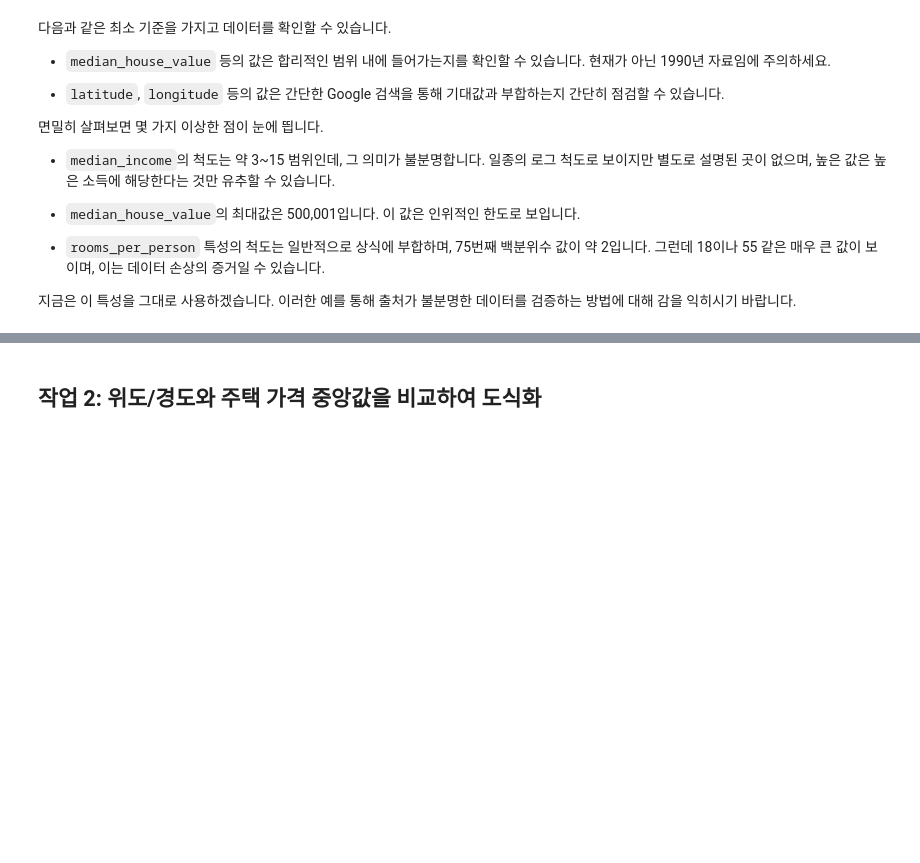
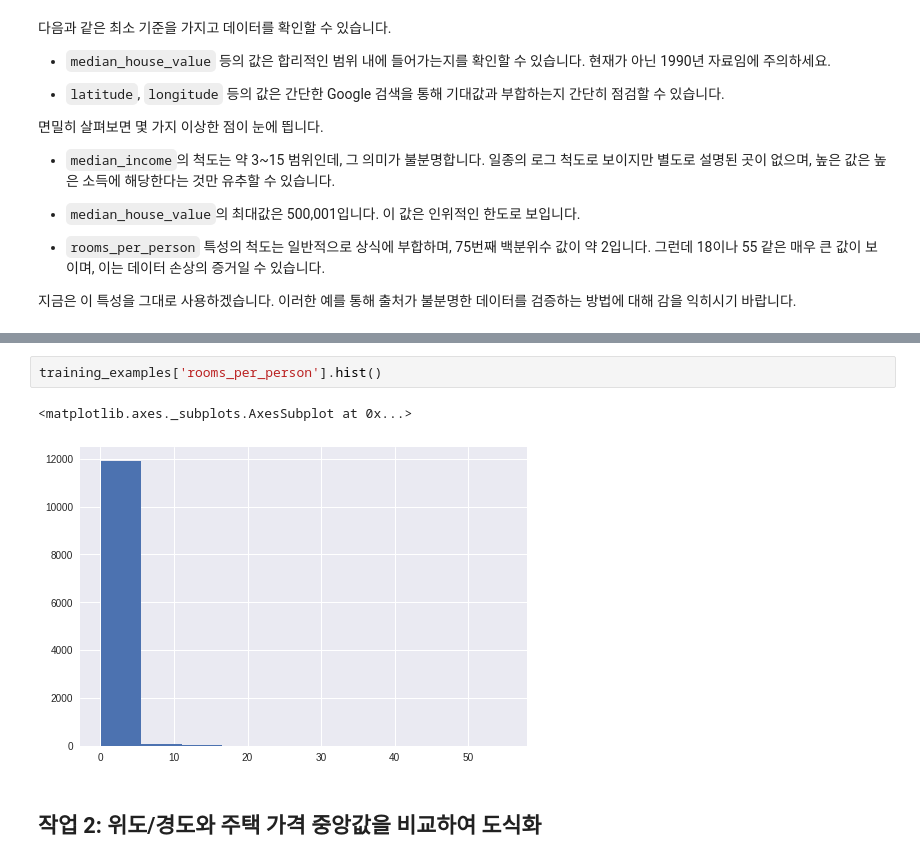
Before and after one commit to aseria/mlcc, a Jupyter notebook: validation/validation.ipynb, the cells around one changed output, grey strips where cells are left out. Cells and saved outputs as stored; diff of their text form; blank space fills up the shorter version.

```diff
--- a/validation/validation.ipynb
+++ b/validation/validation.ipynb
@@ -177,3 +187,8 @@ validation_targets.describe()
+# %%
+training_examples['rooms_per_person'].hist()
+# %% [output]
+<matplotlib.axes._subplots.AxesSubplot at 0x...>
+[figure, added]
 # %% [markdown]
  ## 작업 2: 위도/경도와 주택 가격 중앙값을 비교하여 도식화
 # %% [markdown]
```
Also changed, not shown: parts of 2 cells of this notebook.
